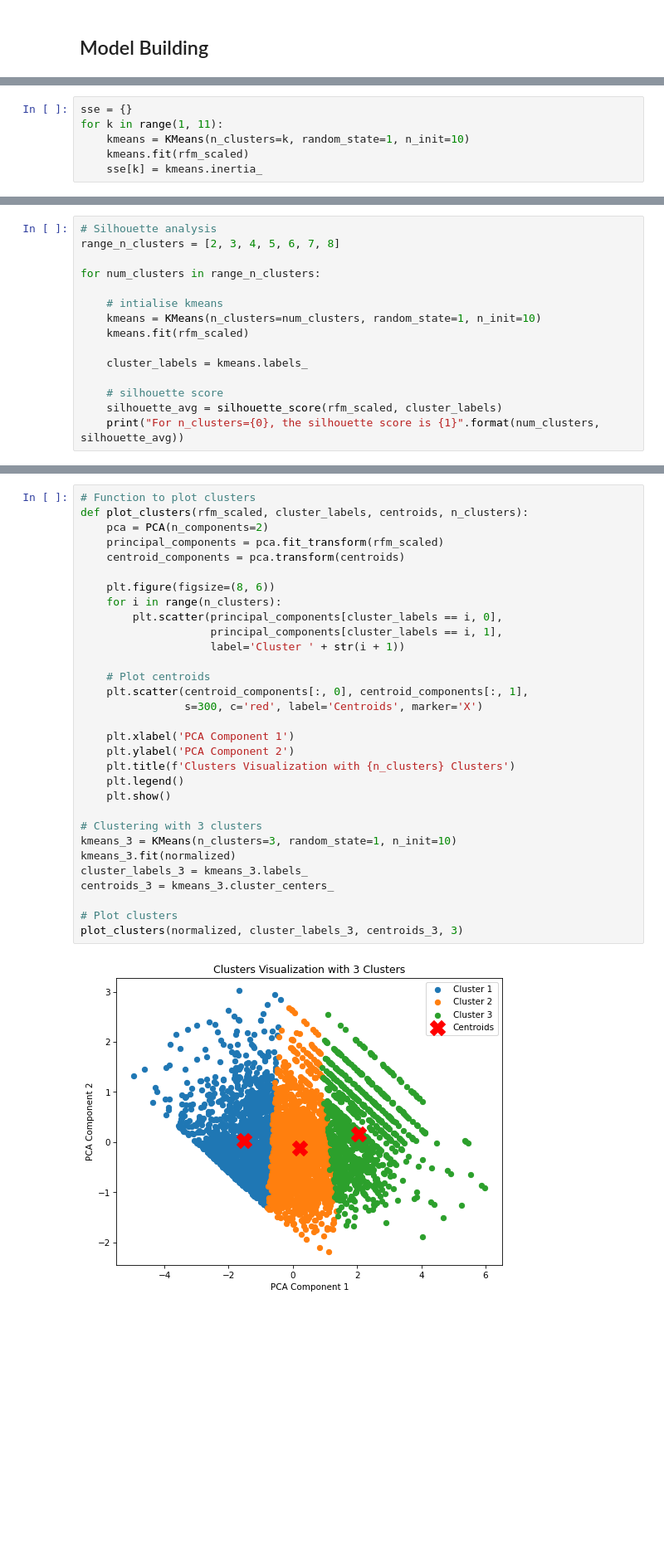
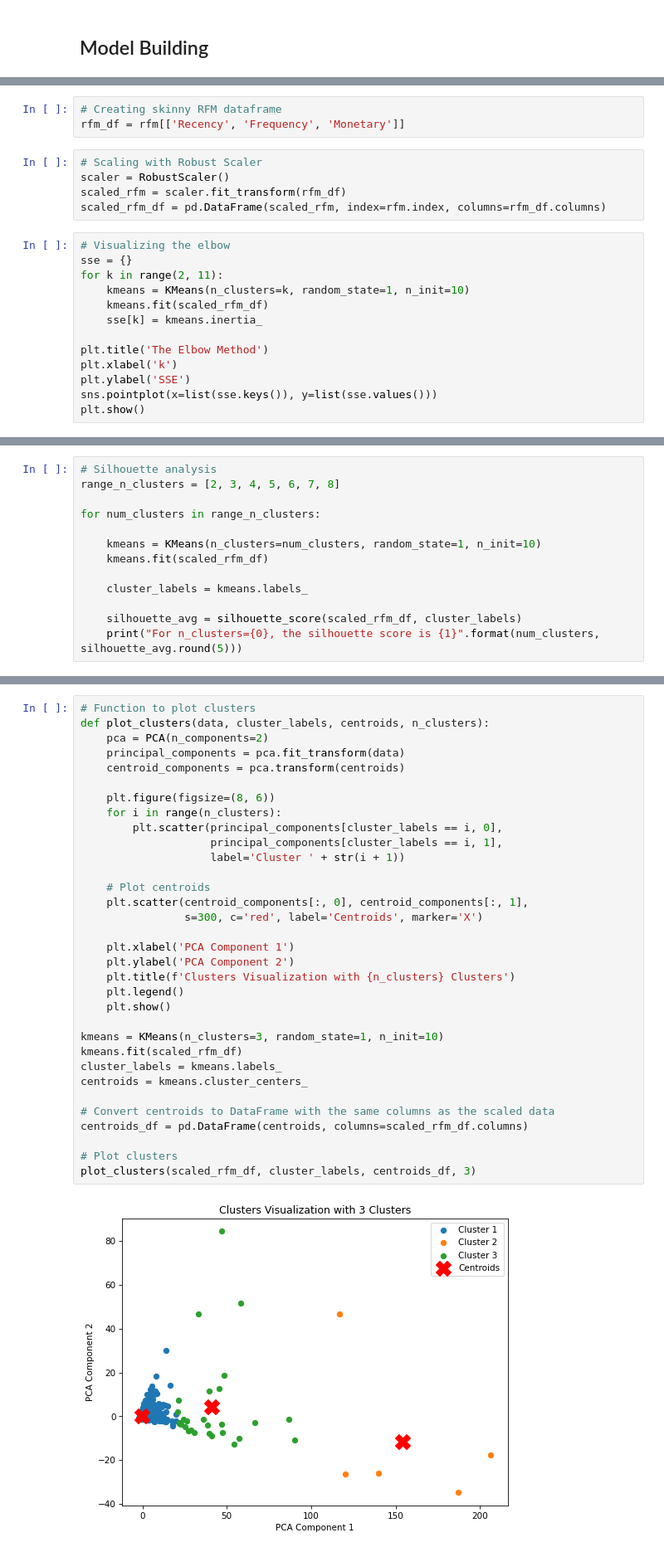
Before and after one commit to chrisruiz01/Unsupervised-Clustering-RFM, a Jupyter notebook: Unsupervised-Clustering-RFM.ipynb, the cells around one changed output, grey strips where cells are left out. Shown: that part at 83% size. Cells and saved outputs as stored; diff of their text form; blank space fills up the shorter version.

```diff
--- a/Unsupervised-Clustering-RFM.ipynb
+++ b/Unsupervised-Clustering-RFM.ipynb
@@ -413,6 +325,21 @@ plt.show()
+# %%
+# Creating skinny RFM dataframe
+rfm_df = rfm[['Recency', 'Frequency', 'Monetary']]
+# %%
+# Scaling with Robust Scaler
+scaler = RobustScaler()
+scaled_rfm = scaler.fit_transform(rfm_df)
+scaled_rfm_df = pd.DataFrame(scaled_rfm, index=rfm.index, columns=rfm_df.columns)
 # %%
+# Visualizing the elbow
 sse = {}
-for k in range(1, 11):
+for k in range(2, 11):
     kmeans = KMeans(n_clusters=k, random_state=1, n_init=10)
-    kmeans.fit(rfm_scaled)
+    kmeans.fit(scaled_rfm_df)
     sse[k] = kmeans.inertia_
+
+plt.title('The Elbow Method')
+plt.xlabel('k')
+plt.ylabel('SSE')
+sns.pointplot(x=list(sse.keys()), y=list(sse.values()))
+plt.show()
@@ -432,13 +351,11 @@ range_n_clusters = [2, 3, 4, 5, 6, 7, 8]
 
 for num_clusters in range_n_clusters:
 
-    # intialise kmeans
     kmeans = KMeans(n_clusters=num_clusters, random_state=1, n_init=10)
-    kmeans.fit(rfm_scaled)
+    kmeans.fit(scaled_rfm_df)
 
     cluster_labels = kmeans.labels_
 
-    # silhouette score
-    silhouette_avg = silhouette_score(rfm_scaled, cluster_labels)
-    print("For n_clusters={0}, the silhouette score is {1}".format(num_clusters, silhouette_avg))
+    silhouette_avg = silhouette_score(scaled_rfm_df, cluster_labels)
+    print("For n_clusters={0}, the silhouette score is {1}".format(num_clusters, silhouette_avg.round(5)))
 # %% [output]
@@ -455,33 +369,35 @@ For n_clusters=8, the silhouette score is 0.2604801343973245
 # %%
 # Function to plot clusters
-def plot_clusters(rfm_scaled, cluster_labels, centroids, n_clusters):
+def plot_clusters(data, cluster_labels, centroids, n_clusters):
     pca = PCA(n_components=2)
-    principal_components = pca.fit_transform(rfm_scaled)
+    principal_components = pca.fit_transform(data)
     centroid_components = pca.transform(centroids)
 
     plt.figure(figsize=(8, 6))
     for i in range(n_clusters):
         plt.scatter(principal_components[cluster_labels == i, 0],
                     principal_components[cluster_labels == i, 1],
                     label='Cluster ' + str(i + 1))
 
     # Plot centroids
     plt.scatter(centroid_components[:, 0], centroid_components[:, 1],
                 s=300, c='red', label='Centroids', marker='X')
 
     plt.xlabel('PCA Component 1')
     plt.ylabel('PCA Component 2')
     plt.title(f'Clusters Visualization with {n_clusters} Clusters')
     plt.legend()
     plt.show()
 
-# Clustering with 3 clusters
-kmeans_3 = KMeans(n_clusters=3, random_state=1, n_init=10)
-kmeans_3.fit(normalized)
-cluster_labels_3 = kmeans_3.labels_
-centroids_3 = kmeans_3.cluster_centers_
+kmeans = KMeans(n_clusters=3, random_state=1, n_init=10)
+kmeans.fit(scaled_rfm_df)
+cluster_labels = kmeans.labels_
+centroids = kmeans.cluster_centers_
+
+# Convert centroids to DataFrame with the same columns as the scaled data
+centroids_df = pd.DataFrame(centroids, columns=scaled_rfm_df.columns)
 
 # Plot clusters
-plot_clusters(normalized, cluster_labels_3, centroids_3, 3)
+plot_clusters(scaled_rfm_df, cluster_labels, centroids_df, 3)
 # %% [output]
-[figure, old version]
+[figure, new version]
```
Also changed, not shown: parts of 89 cells of this notebook.
